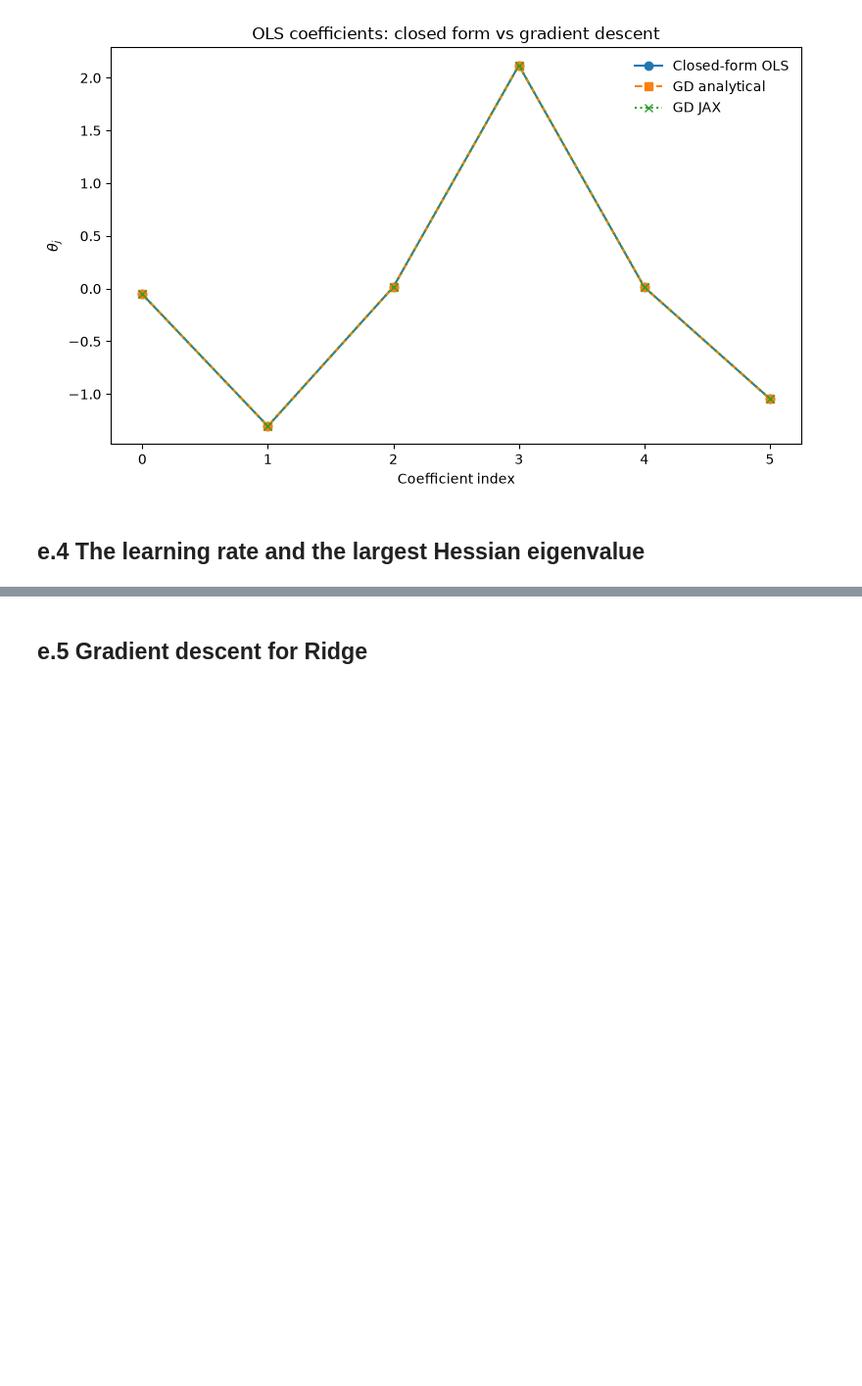
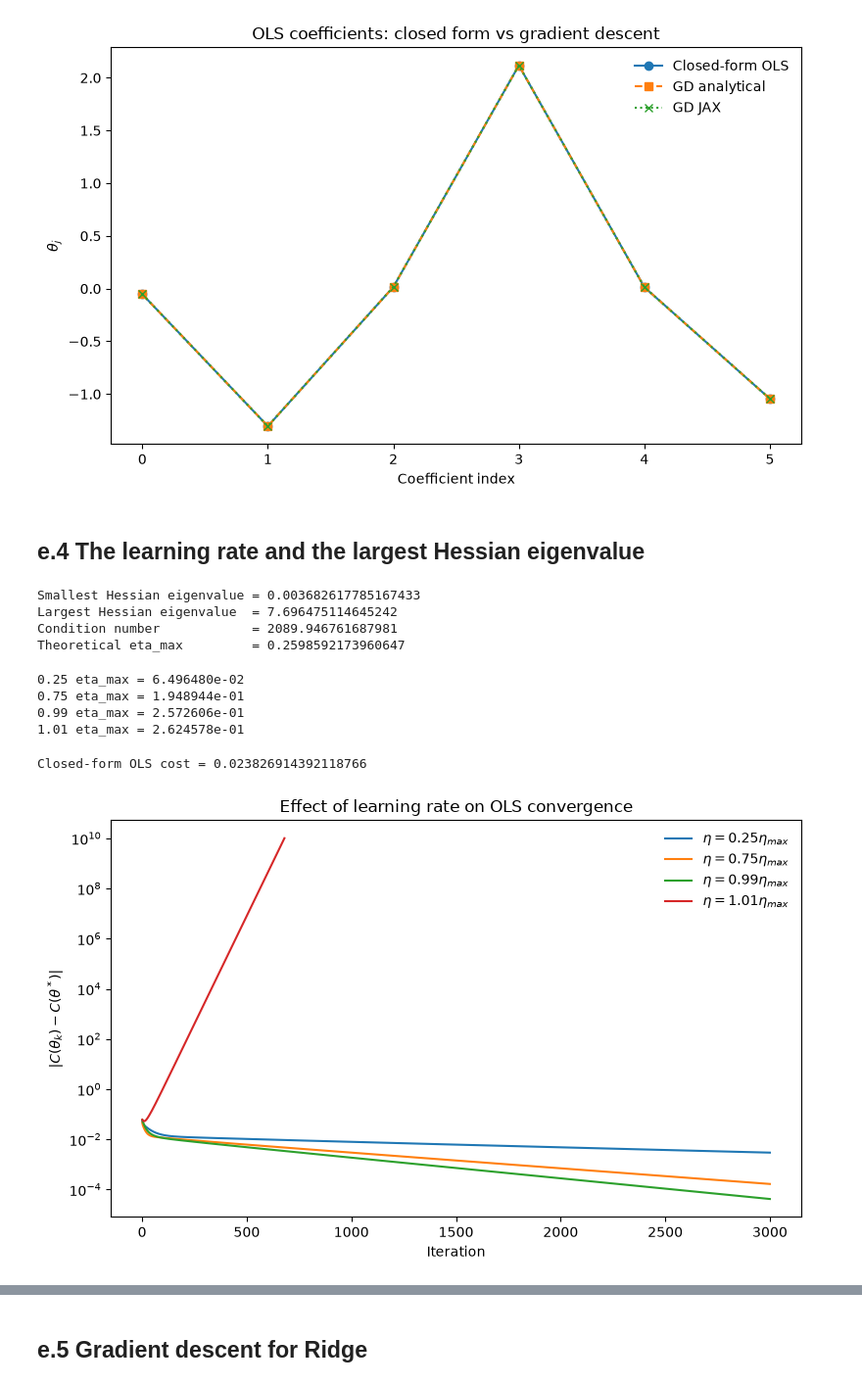
Before and after one commit to GardKL/Project1, a Jupyter notebook: Project1/code/Project1.ipynb, the cells around one changed output, grey strips where cells are left out. Shown at 98% size. Cells and saved outputs as stored; diff of their text form; code cells hidden in the pictures; blank space fills up the shorter version.

```diff
--- a/Project1/code/Project1.ipynb
+++ b/Project1/code/Project1.ipynb
@@ -1336,3 +1336,46 @@ y_test_pred_gd = (
 )
 # %% [markdown]
 ## e.4 The learning rate and the largest Hessian eigenvalue
+# %%
+theta_ols_closed = np.asarray(
+    ols(X_train_e, y_train_e)
+).ravel()
+
+n_train = len(y_train_e)
+
+
+H_ols = (2.0 / n_train) * X_train_e.T @ X_train_e
+
+
+eigenvalues_ols = np.linalg.eigvalsh(H_ols)
+
+lambda_min = eigenvalues_ols.min()
+lambda_max = eigenvalues_ols.max()
+
+
+eta_max = 2.0 / lambda_max
+
+print("Smallest Hessian eigenvalue =", lambda_min)
+print("Largest Hessian eigenvalue  =", lambda_max)
+print("Condition number            =", lambda_max / lambda_min)
+print("Theoretical eta_max         =", eta_max)
+# %% [output]
+Smallest Hessian eigenvalue = 0.003682617785167433
+Largest Hessian eigenvalue  = 7.696475114645242
+Condition number            = 2089.946761687981
+Theoretical eta_max         = 0.2598592173960647
+# %%
+
+eta_factors = [0.25, 0.75, 0.99, 1.01]
+
+etas = [factor * eta_max for factor in eta_factors]
+
+for factor, eta_value in zip(eta_factors, etas):
+    print(
+        f"{factor:.2f} eta_max = {eta_value:.6e}"
+    )
+# %% [output]
+0.25 eta_max = 6.496480e-02
+0.75 eta_max = 1.948944e-01
+0.99 eta_max = 2.572606e-01
+1.01 eta_max = 2.624578e-01
@@ -1338,0 +1427,36 @@ y_test_pred_gd = (
+# %%
+closed_cost_ols = np.mean(
+    (X_train_e @ theta_ols_closed - y_train_e)**2
+)
+
+print("Closed-form OLS cost =", closed_cost_ols)
+# %% [output]
+Closed-form OLS cost = 0.023826914392118766
+# %%
+plt.figure(figsize=(8, 5))
+
+for factor in eta_factors:
+
+    costs = eta_results[factor]["cost"]
+
+
+    cost_gap = np.abs(costs - closed_cost_ols)
+
+    cost_gap = np.maximum(cost_gap, 1e-16)
+
+    plt.semilogy(
+        np.arange(1, len(cost_gap) + 1),
+        cost_gap,
+        label=fr"$\eta={factor:.2f}\eta_{{max}}$"
+    )
+
+plt.xlabel("Iteration")
+plt.ylabel(r"$|C(\theta_k)-C(\theta^*)|$")
+plt.title("Effect of learning rate on OLS convergence")
+
+plt.legend(frameon=False)
+plt.tight_layout()
+plt.savefig("../results/e4_learning_rate_cost.pdf", bbox_inches="tight")
+plt.show()
+# %% [output]
+[figure, added]
```
Also changed, not shown: parts of 12 cells of this notebook, 3 other files.
